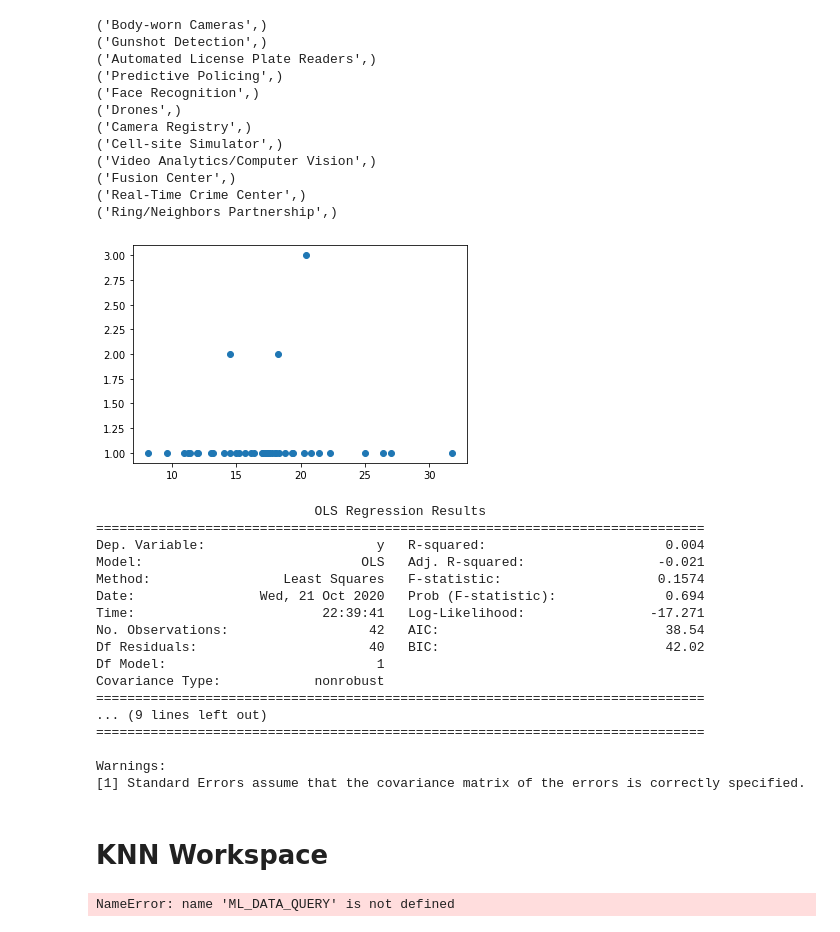
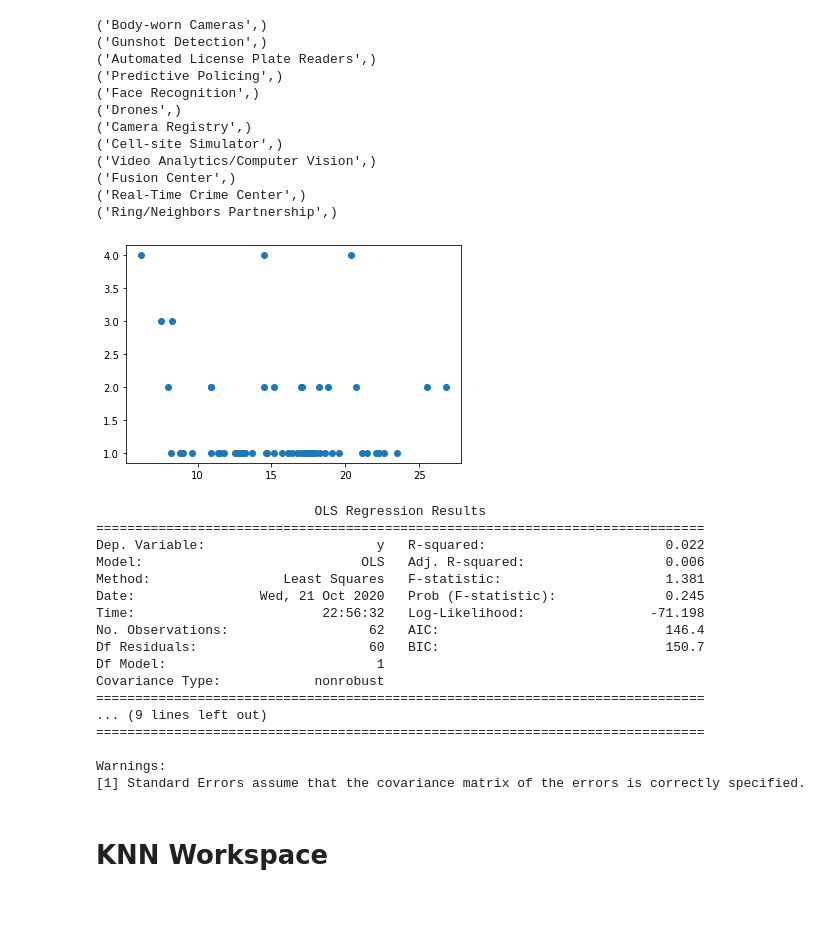
Before and after one commit to as130/algos_final_project, a Jupyter notebook: analysis.ipynb, the cells around one changed output. Drawn from its saved outputs; the diff is of its cells as text; code cells hidden in the pictures.

```diff
--- a/analysis.ipynb
+++ b/analysis.ipynb
@@ -12,3 +16,16 @@ import queries
+# %%
+BODY_WORN_CAMERAS = 'Body-worn Cameras'
+GUNSHOT_DETECTION = 'Gunshot Detection'
+AUTOMATED_LICENSE_PLATE_READERS = 'Automated License Plate Readers'
+PREDICTIVE_POLICING = 'Predictive Policing'
+FACE_RECOGNITION = 'Face Recognition'
+DRONES = 'Drone'
+CAMERA_REGISTRY = 'Camera Registry'
+CELL_SITE_SIMULATOR = 'Cell-site Simulator'
+VIDEO_CV = 'Video Analytics/Computer Vision'
+FUSION_CENTER = 'Fusion Center'
+CRIME_CENTER = 'Real-Time Crime Center'
+RING = 'Ring/Neighbors Partnership'
 # %%
 # Create connection to atlas
 conn_atlas = sqlite3.connect('./atlas.db')
@@ -105,44 +122,44 @@ conn_atlas.commit()
 # x should be number of a demographic group per county
 # y should be number of cameras found
 
 # map of county -> number of cameras in that county
 cameras_per_county = collections.Counter([row[2] for row in c_atlas])
 
 # map of county -> percentage of Black people in that county
 pop_black = {}
 cameras_per_capita = {}
 c_atlas = conn_atlas.cursor()
-c_atlas.execute(queries.JOIN_QUERY)
+c_atlas.execute(queries.JOIN_QUERY, [GUNSHOT_DETECTION])
 conn_atlas.commit()
 poverty_per_capita = {}
 for row in c_atlas :
     percent_black, total_pop, county_state, poverty = row
     pop_black[county_state] = float(percent_black)
     cameras_per_capita[county_state] = float(cameras_per_county[county_state]) # / float(total_pop)
     poverty_per_capita[county_state] = float(poverty)
 x = []
 y = []
 for county_state in cameras_per_capita :
     y.append(cameras_per_capita[county_state])
     x.append(poverty_per_capita[county_state])
 x, y = np.array(x), np.array(y)
 plt.scatter(x, y)
 plt.show()
 x = sm.add_constant(x)
 model = sm.OLS(y, x)
 results = model.fit()
 print(results.summary())
 # %% [output]
-[figure, old version]
+[figure, new version]
                             OLS Regression Results
 ==============================================================================
-Dep. Variable:                      y   R-squared:                       0.004
-Model:                            OLS   Adj. R-squared:                 -0.021
-Method:                 Least Squares   F-statistic:                    0.1574
-Date:                Wed, 21 Oct 2020   Prob (F-statistic):              0.694
-Time:                        22:39:41   Log-Likelihood:                -17.271
-No. Observations:                  42   AIC:                             38.54
-Df Residuals:                      40   BIC:                             42.02
+Dep. Variable:                      y   R-squared:                       0.022
+Model:                            OLS   Adj. R-squared:                  0.006
+Method:                 Least Squares   F-statistic:                     1.381
+Date:                Wed, 21 Oct 2020   Prob (F-statistic):              0.245
+Time:                        22:56:32   Log-Likelihood:                -71.198
+No. Observations:                  62   AIC:                             146.4
+Df Residuals:                      60   BIC:                             150.7
 Df Model:                           1
 Covariance Type:            nonrobust
 ==============================================================================
@@ -155,7 +172,7 @@ Warnings:
 # KNN Workspace
 # %%
 c_atlas = conn_atlas.cursor()
-c_atlas.execute(ML_DATA_QUERY)
+c_atlas.execute(queries.ML_DATA_QUERY)
 conn_atlas.commit()
 
 
@@ -176,8 +193,6 @@ d = np.percentile(np.array(nums), 100, axis=None, out=None)
 for row in c_atlas :
     county = row[0]
     features_map[county] = np.asarray(row[1:len(row)], dtype=np.float32)
-# %% [output]
-NameError: name 'ML_DATA_QUERY' is not defined
 # %%
 for county in cameras_per_county :
     num_cams = cameras_per_county[county]
```
Also changed, not shown: parts of 3 cells of this notebook, 1 other file.
